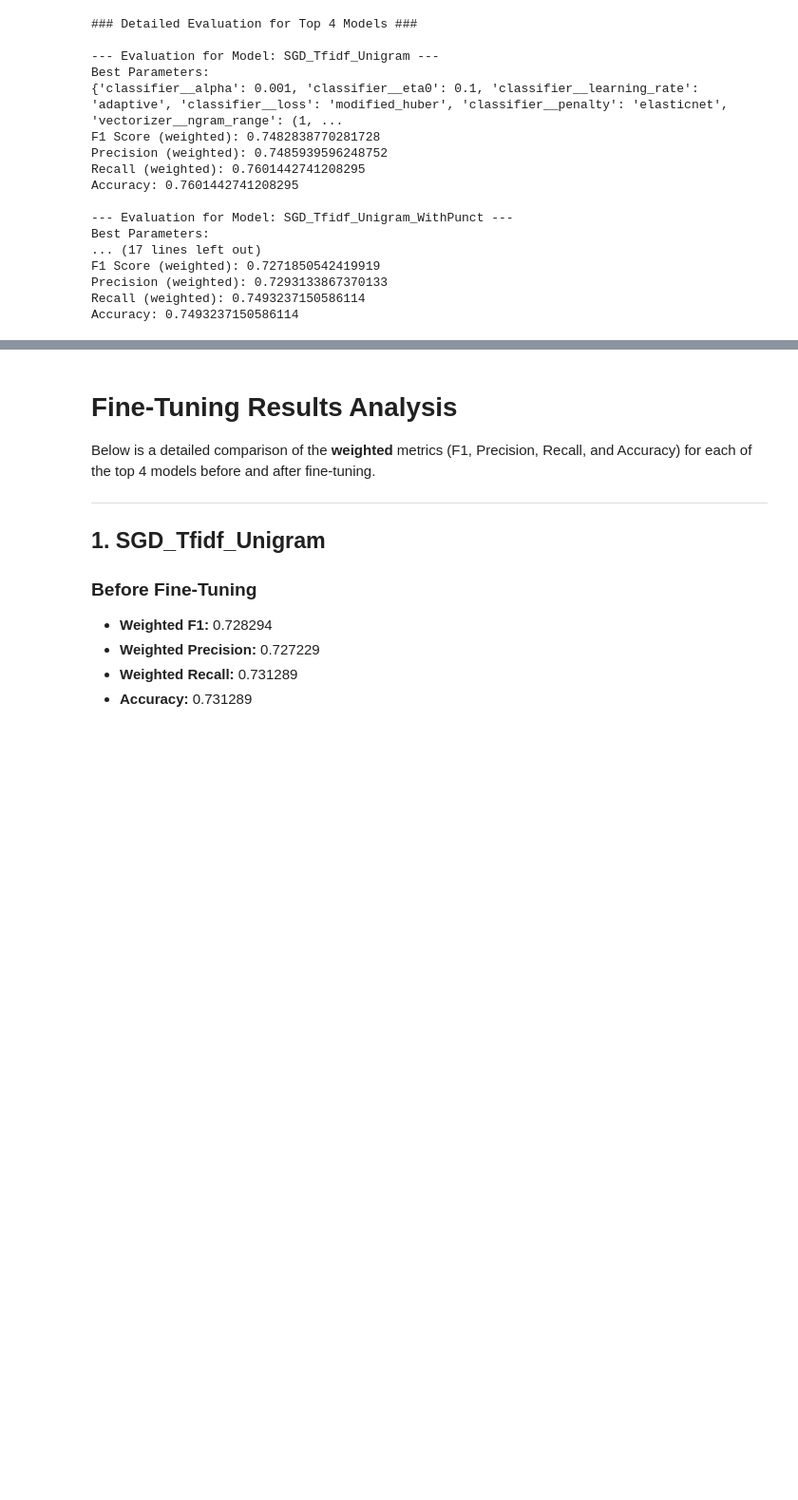
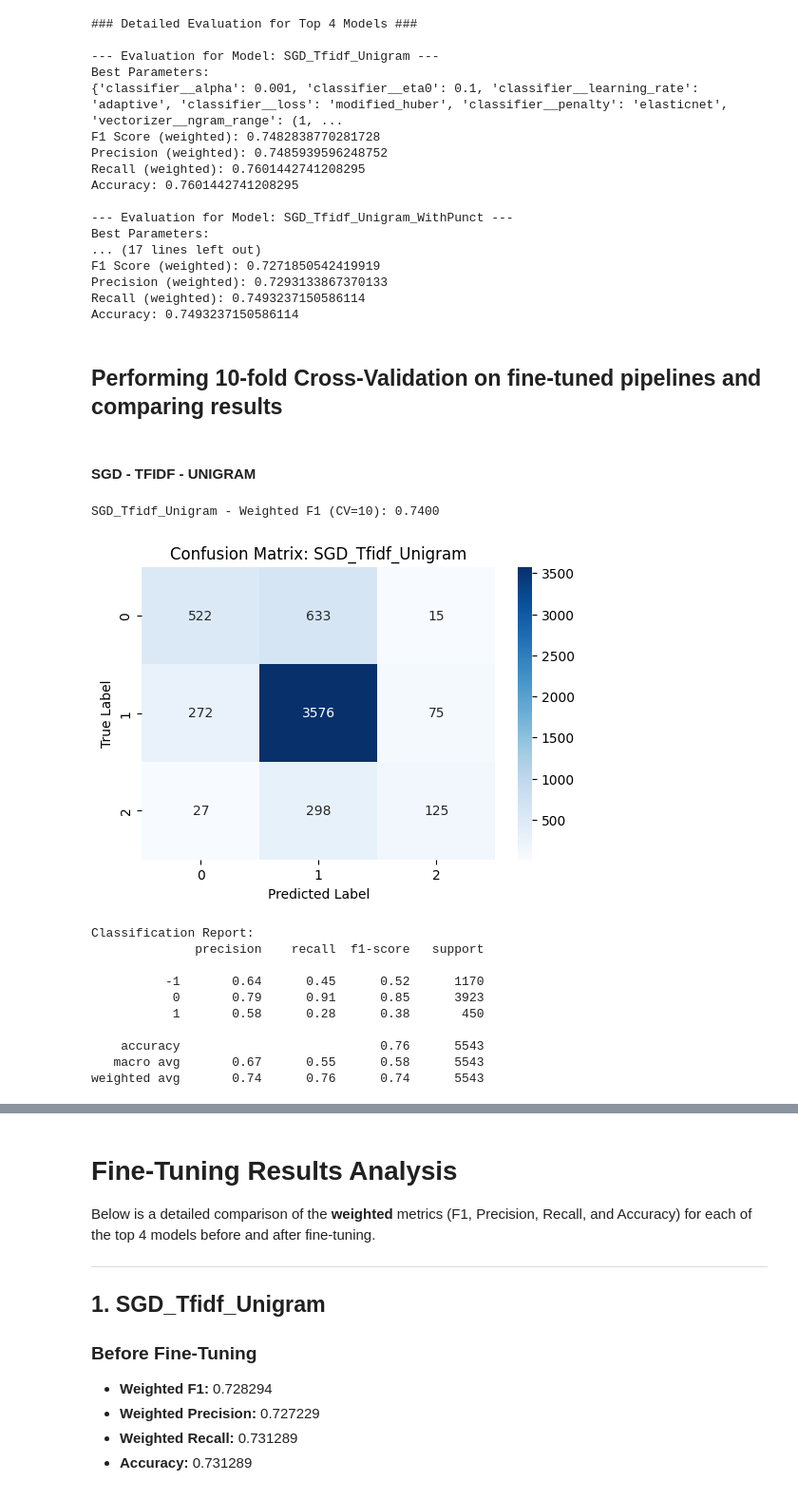
Before and after one commit to ajm2004/OpenAI-Sentiment-Analysis, a Jupyter notebook: Notebooks/partCpipieline.ipynb, the cells around one changed output, grey strips where cells are left out. Shown at 95% size. Cells and saved outputs as stored; diff of their text form; code cells hidden in the pictures; blank space fills up the shorter version.

```diff
--- a/Notebooks/partCpipieline.ipynb
+++ b/Notebooks/partCpipieline.ipynb
@@ -1934,3 +1376,66 @@ F1 Score (weighted): 0.7271850542419919
 Precision (weighted): 0.7293133867370133
 Recall (weighted): 0.7493237150586114
 Accuracy: 0.7493237150586114
+# %% [markdown]
+## Performing 10-fold Cross-Validation on fine-tuned pipelines and comparing results
+# %% [markdown]
+#### SGD - TFIDF - UNIGRAM
+# %%
+from sklearn.model_selection import cross_val_predict
+import matplotlib.pyplot as plt
+import seaborn as sns
+
+# 1) Create the pipeline using your helper:
+sgd_tfidf_uni_pipes = create_pipeline(
+    clf_key="SGD",
+    estimator=SGDClassifier(alpha=0.0001, eta0=0.01, learning_rate='adaptive',
+                            loss='modified_huber', penalty='elasticnet'),
+    prep_suffix="",                # "" means use TextPreprocessor (punctuation removed)
+    vec_type="Tfidf",
+    ngram_label="Unigram",        # => ngram_range=(1,1)
+    use_glove=False,
+    use_sampler=False,
+    add_svd_versions=False
+)
+
+# The function returns a list of (key, pipeline) tuples.
+sgd_tfidf_uni_key, sgd_tfidf_uni_pipe = sgd_tfidf_uni_pipes[0]
+
+# 2) Perform 10-fold CV on F1-weighted:
+scores_sgd_tfidf_uni = cross_val_score(sgd_tfidf_uni_pipe, X, y, cv=10, scoring='f1_weighted')
+print(f"{sgd_tfidf_uni_key} - Weighted F1 (CV=10): {np.mean(scores_sgd_tfidf_uni):.4f}")
+
+# 3) Get predictions via cross_val_predict (also using 10-fold)
+y_pred_sgd_tfidf_uni = cross_val_predict(sgd_tfidf_uni_pipe, X, y, cv=10)
+
+# 4) Print confusion matrix and classification report
+cm = confusion_matrix(y, y_pred_sgd_tfidf_uni, labels=[-1, 0, 1])
+plt.figure(figsize=(6, 4))  # Adjust figure size as needed
+
+sns.heatmap(cm, annot=True, cmap='Blues', fmt='g')
+plt.title(f"Confusion Matrix: {sgd_tfidf_uni_key}")
+plt.xlabel("Predicted Label")
+plt.ylabel("True Label")
+
+plt.show()
+
+# Also print the classification report
+print("\nClassification Report:")
+print(classification_report(y, y_pred_sgd_tfidf_uni))
+
+
+# Store results
+sgd_tfidf_uni_f1 = np.mean(scores_sgd_tfidf_uni)
+# %% [output]
+SGD_Tfidf_Unigram - Weighted F1 (CV=10): 0.7400
+[figure, added]
+Classification Report:
+              precision    recall  f1-score   support
+
+          -1       0.64      0.45      0.52      1170
+           0       0.79      0.91      0.85      3923
+           1       0.58      0.28      0.38       450
+
+    accuracy                           0.76      5543
+   macro avg       0.67      0.55      0.58      5543
+weighted avg       0.74      0.76      0.74      5543
```
Also changed, not shown: parts of 10 cells of this notebook.
